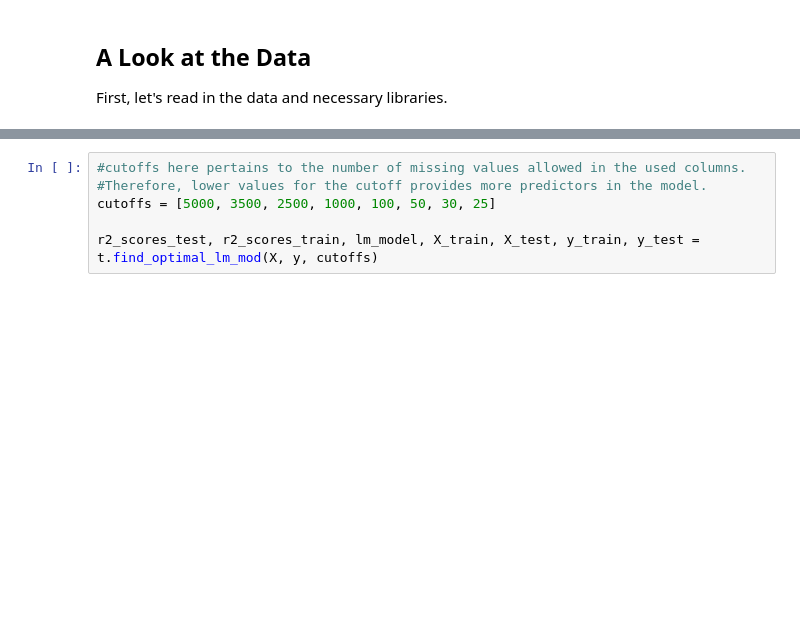
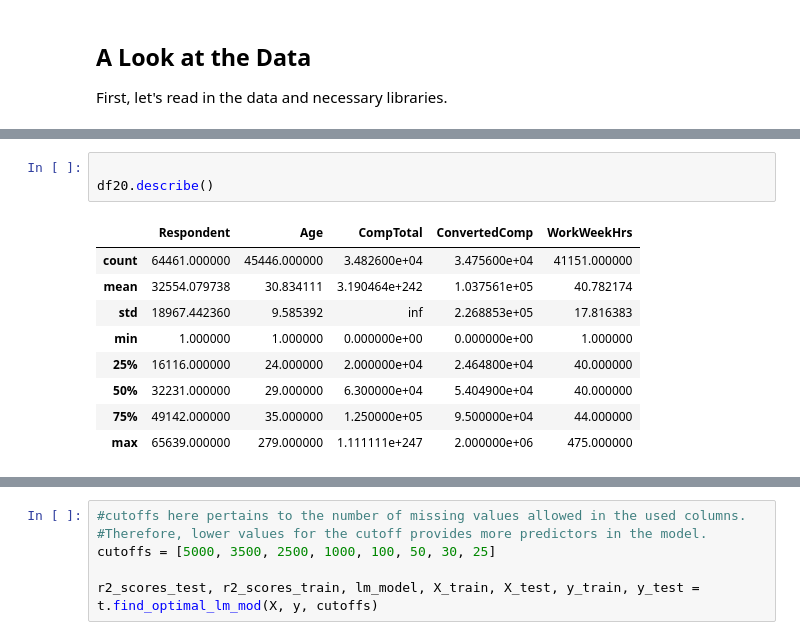
Before and after one commit to mkidwai/CRISP_DM, a Jupyter notebook: mok stackoverflow.ipynb, the cells around one changed output, grey strips where cells are left out. Drawn from its saved outputs; the diff is of its cells as text; blank space fills up the shorter version.

```diff
--- a/mok stackoverflow.ipynb
+++ b/mok stackoverflow.ipynb
@@ -59,0 +72,13 @@ dtype: int64
+# %%
+
+df20.describe()
+# %% [output]
+|  | Respondent | Age | CompTotal | ConvertedComp | WorkWeekHrs |
+| count | 64461.000000 | 45446.000000 | 3.482600e+04 | 3.475600e+04 | 41151.000000 |
+| mean | 32554.079738 | 30.834111 | 3.190464e+242 | 1.037561e+05 | 40.782174 |
+| std | 18967.442360 | 9.585392 | inf | 2.268853e+05 | 17.816383 |
+| min | 1.000000 | 1.000000 | 0.000000e+00 | 0.000000e+00 | 1.000000 |
+| 25% | 16116.000000 | 24.000000 | 2.000000e+04 | 2.464800e+04 | 40.000000 |
+| 50% | 32231.000000 | 29.000000 | 6.300000e+04 | 5.404900e+04 | 40.000000 |
+| 75% | 49142.000000 | 35.000000 | 1.250000e+05 | 9.500000e+04 | 44.000000 |
+| max | 65639.000000 | 279.000000 | 1.111111e+247 | 2.000000e+06 | 475.000000 |
```
Also changed, not shown: parts of 27 cells of this notebook.
